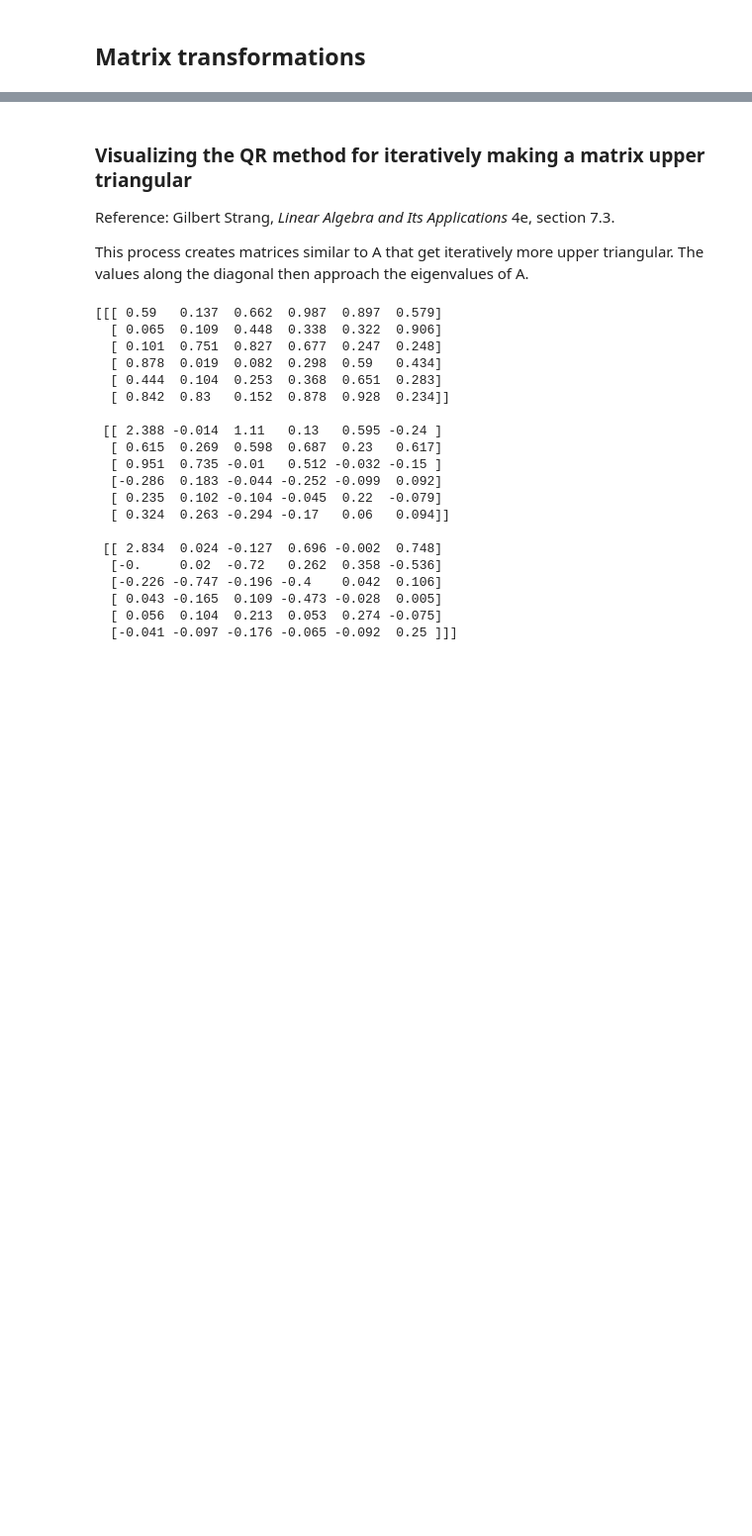
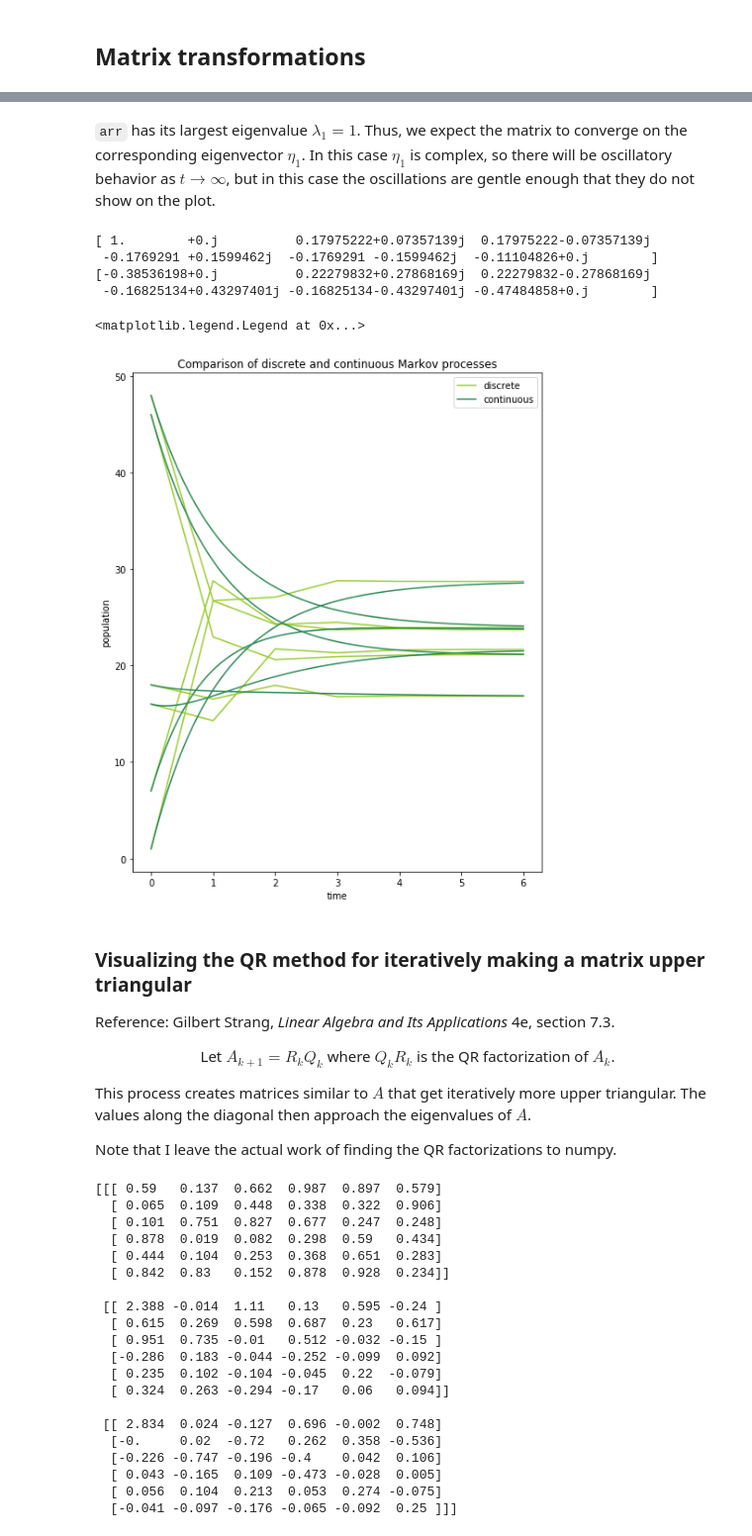
Before and after one commit to maxkapur/maxkapur.github.io, a Jupyter notebook: math/linalg.ipynb, the cells around one changed output, grey strips where cells are left out. Shown: that part at 99% size. Cells and saved outputs as stored; diff of their text form; code cells hidden in the pictures; blank space fills up the shorter version.

Commit message:
many revisions to linalg and updated index

```diff
--- a/math/linalg.ipynb
+++ b/math/linalg.ipynb
@@ -120,8 +195,51 @@ g, cofactor(g)
+# %% [markdown]
+<code>arr</code> has its largest eigenvalue $\lambda_1 = 1$. Thus, we expect the matrix to converge on the corresponding eigenvector $\eta_1$. In this case $\eta_1$ is complex, so there will be oscillatory behavior as $t \to \infty$, but in this case the oscillations are gentle enough that they do not show on the plot.
+# %%
+# Eigenvalues of arr
+print(np.linalg.eigvals(arr))
+# First eigenvector of arr
+print(np.linalg.eig(arr)[1][0])
+# %% [output]
+[ 1.        +0.j          0.17975222+0.07357139j  0.17975222-0.07357139j
+ -0.1769291 +0.1599462j  -0.1769291 -0.1599462j  -0.11104826+0.j        ]
+[-0.38536198+0.j          0.22279832+0.27868169j  0.22279832-0.27868169j
+ -0.16825134+0.43297401j -0.16825134-0.43297401j -0.47484858+0.j        ]
+# %%
+t = 6
+
+# Discrete results from time 0 to t
+results_discrete = np.stack([np.linalg.matrix_power(arr, i) @ u0 for i in range(t+1)])
+x_discrete = range(t+1)
+
+# Continuous results from time 0 to t
+results_cont = np.stack([expm(t*arr_cont) @ u0 for t in np.linspace(0,t,101)])
+x_cont = np.linspace(0,t,101)
+
+# Plot
+figure(figsize=(8,10))
+ylabel('population')
+xlabel('time')
+title('Comparison of discrete and continuous Markov processes')
+
+plot(x_discrete, results_discrete, color='yellowgreen')
+plot(x_cont, results_cont, color='seagreen')
+
+# Legend
+plot([],[], color='yellowgreen', label='discrete')
+plot([],[], color='seagreen', label='continuous')
+legend()
+# %% [output]
+<matplotlib.legend.Legend at 0x...>
+[figure, added]
 # %% [markdown]
 ### Visualizing the QR method for iteratively making a matrix upper triangular
 Reference: Gilbert Strang, *Linear Algebra and Its Applications* 4e, section 7.3.
 
-This process creates matrices similar to A that get iteratively more upper triangular. The values along the diagonal then approach the eigenvalues of A.
+<p style="text-align: center;">Let $A_{k+1} = R_k Q_k$ where $Q_k R_k$ is the QR factorization of $A_k$.</p>
+
+This process creates matrices similar to $A$ that get iteratively more upper triangular. The values along the diagonal then approach the eigenvalues of $A$.
+
+Note that I leave the actual work of finding the QR factorizations to numpy.
 # %%
 # Performs k iterations of the QR algorithm
 def unshifted_qr(A, k):
```
Also changed, not shown: parts of 22 cells of this notebook, 2 other files.
